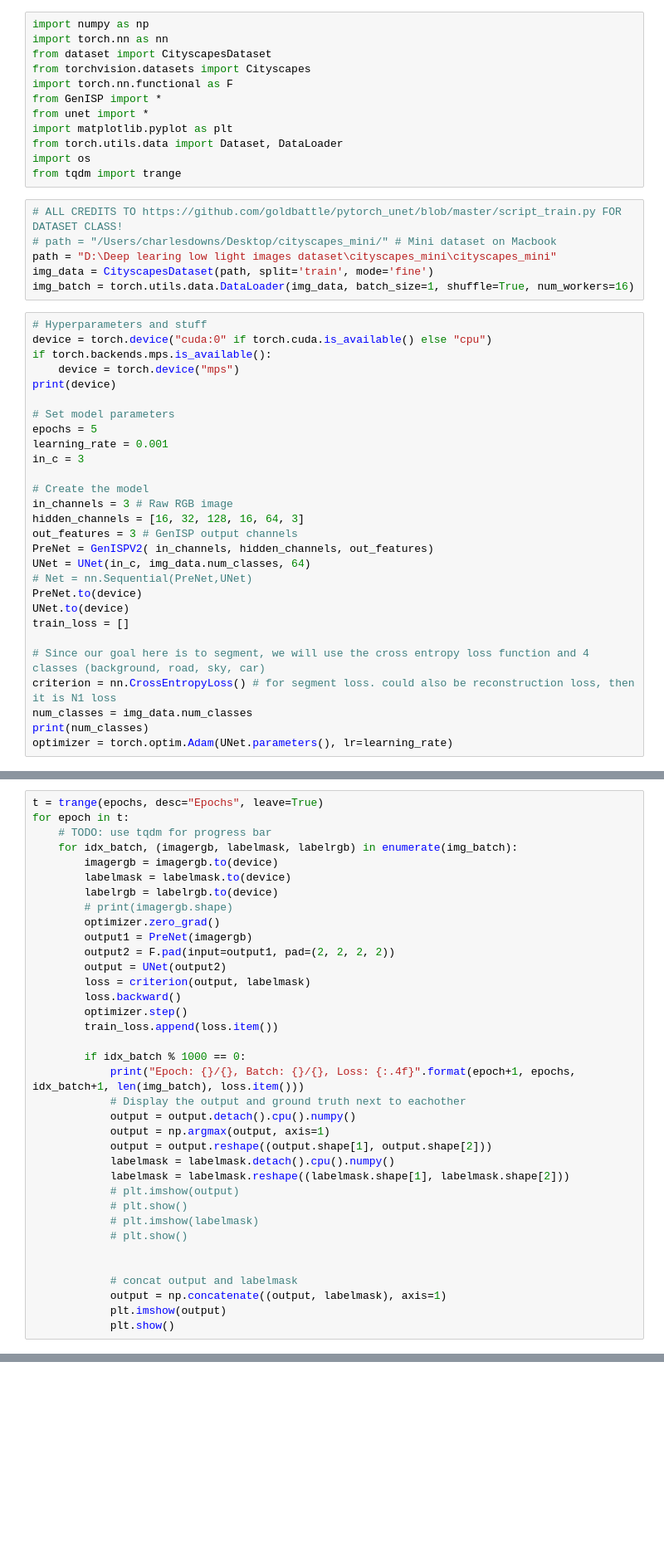
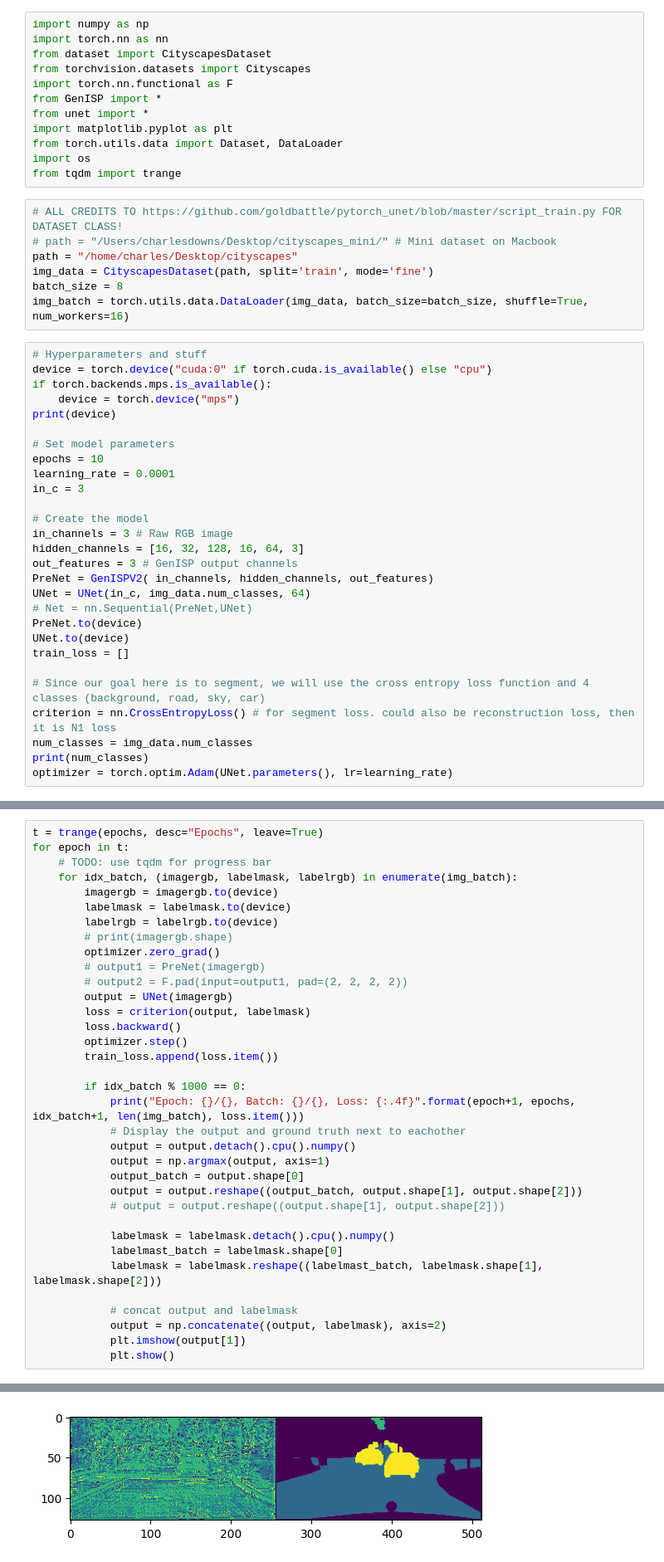
Before and after one commit to charlesalec/Computer-Vision-Project, a Jupyter notebook: src/script_train.ipynb, the cells around one changed output, grey strips where cells are left out. Shown: that part at 83% size. Cells and saved outputs as stored; diff of their text form; blank space fills up the shorter version.

Commit message:
unet and prenet work correctly with minibatches

```diff
--- a/src/script_train.ipynb
+++ b/src/script_train.ipynb
@@ -13,9 +13,10 @@ from tqdm import trange
 # %%
 # ALL CREDITS TO https://github.com/goldbattle/pytorch_unet/blob/master/script_train.py FOR DATASET CLASS!
 # path = "/Users/charlesdowns/Desktop/cityscapes_mini/" # Mini dataset on Macbook
-path = "D:\Deep learing low light images dataset\cityscapes_mini\cityscapes_mini"
+path = "/home/charles/Desktop/cityscapes"
 img_data = CityscapesDataset(path, split='train', mode='fine')
-img_batch = torch.utils.data.DataLoader(img_data, batch_size=1, shuffle=True, num_workers=16)
+batch_size = 8
+img_batch = torch.utils.data.DataLoader(img_data, batch_size=batch_size, shuffle=True, num_workers=16)
 # %%
 # Hyperparameters and stuff
 device = torch.device("cuda:0" if torch.cuda.is_available() else "cpu")
@@ -24,8 +25,8 @@ if torch.backends.mps.is_available():
 print(device)
 
 # Set model parameters
-epochs = 5
-learning_rate = 0.001
+epochs = 10
+learning_rate = 0.0001
 in_c = 3
 
 # Create the model
@@ -54,9 +58,9 @@ for epoch in t:
         labelrgb = labelrgb.to(device)
         # print(imagergb.shape)
         optimizer.zero_grad()
-        output1 = PreNet(imagergb)
-        output2 = F.pad(input=output1, pad=(2, 2, 2, 2))
-        output = UNet(output2)
+        # output1 = PreNet(imagergb)
+        # output2 = F.pad(input=output1, pad=(2, 2, 2, 2))
+        output = UNet(imagergb)
         loss = criterion(output, labelmask)
         loss.backward()
         optimizer.step()
@@ -67,16 +71,16 @@ for epoch in t:
             # Display the output and ground truth next to eachother
             output = output.detach().cpu().numpy()
             output = np.argmax(output, axis=1)
-            output = output.reshape((output.shape[1], output.shape[2]))
+            output_batch = output.shape[0]
+            output = output.reshape((output_batch, output.shape[1], output.shape[2]))
+            # output = output.reshape((output.shape[1], output.shape[2]))
+
             labelmask = labelmask.detach().cpu().numpy()
-            labelmask = labelmask.reshape((labelmask.shape[1], labelmask.shape[2]))
-            # plt.imshow(output)
-            # plt.show()
-            # plt.imshow(labelmask)
-            # plt.show()
-
+            labelmast_batch = labelmask.shape[0]
+            labelmask = labelmask.reshape((labelmast_batch, labelmask.shape[1], labelmask.shape[2]))
 
             # concat output and labelmask
-            output = np.concatenate((output, labelmask), axis=1)
-            plt.imshow(output)
+            output = np.concatenate((output, labelmask), axis=2)
+            plt.imshow(output[1])
             plt.show()
+# %% [output]
@@ -82,0 +88 @@ for epoch in t:
+[figure, added]
```
Also changed, not shown: parts of 4 cells of this notebook, 5 other files.
